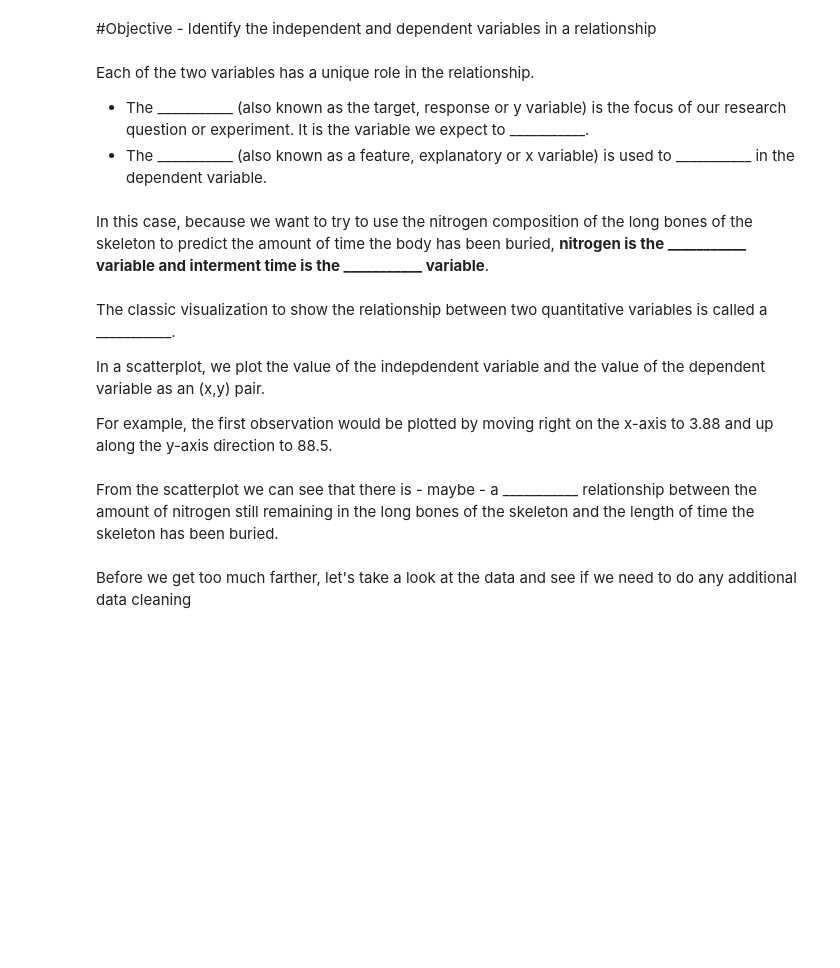
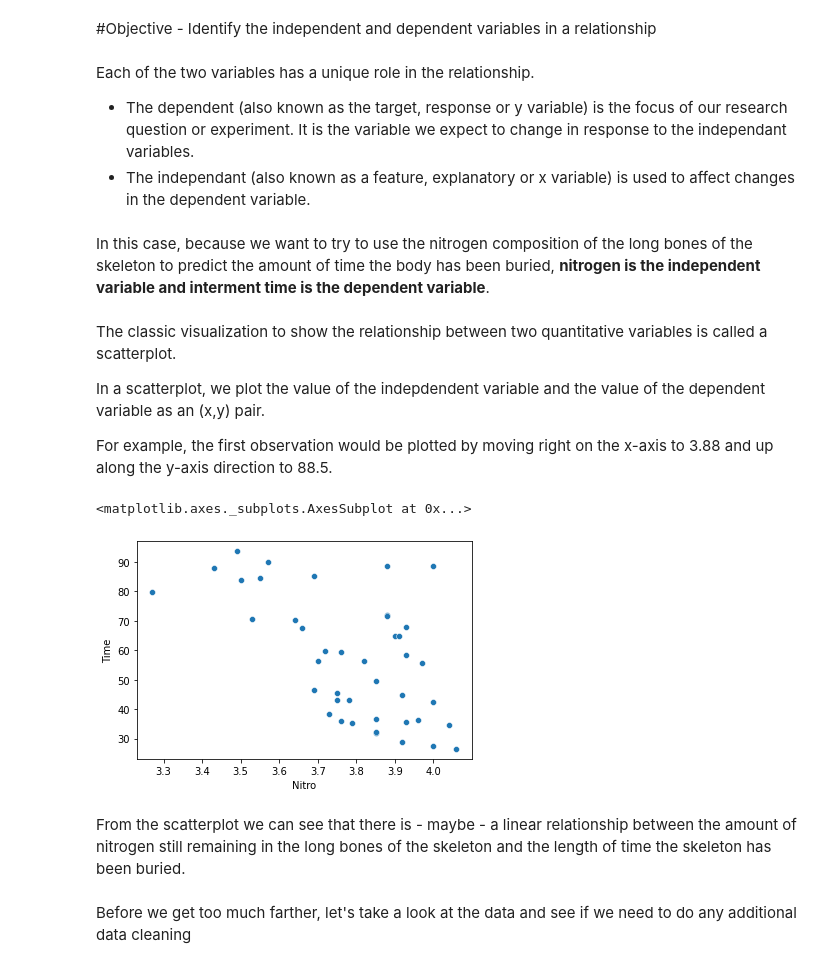
Before and after one commit to Vasanta2002/Sprint_2, a Jupyter notebook: module4-linear-correlation-regression/DS_124_Simple_Linear_Regression.ipynb, the cells around one changed output. Saved outputs shown, nothing was run; the diff lists cells and outputs as text; code cells hidden in the pictures; blank space fills up the shorter version.

```diff
--- a/module4-linear-correlation-regression/DS_124_Simple_Linear_Regression.ipynb
+++ b/module4-linear-correlation-regression/DS_124_Simple_Linear_Regression.ipynb
@@ -44,12 +52,12 @@ Simple linear regression and correlation measure the *linear* relationship betwe
 #Objective - Identify the independent and dependent variables in a relationship
 # %% [markdown]
 Each of the two variables has a unique role in the relationship.
-- The ___________ (also known as the target, response or y variable) is the focus of our research question or experiment.  It is the variable we expect to ___________.
-- The ___________ (also known as a feature, explanatory or x variable) is used to ___________ in the dependent variable.
+- The dependent (also known as the target, response or y variable) is the focus of our research question or experiment.  It is the variable we expect to change in response to the independant variables.
+- The independant (also known as a feature, explanatory or x variable) is used to affect changes in the dependent variable.
 # %% [markdown]
-In this case, because we want to try to use the nitrogen composition of the long bones of the skeleton to predict the amount of time the body has been buried, **nitrogen is the ___________ variable and interment time is the ___________ variable**.
+In this case, because we want to try to use the nitrogen composition of the long bones of the skeleton to predict the amount of time the body has been buried, **nitrogen is the independent variable and interment time is the dependent variable**.
 # %% [markdown]
-The classic visualization to show the relationship between two quantitative variables is called a ___________.
+The classic visualization to show the relationship between two quantitative variables is called a scatterplot.
 
 In a scatterplot, we plot the value of the indepdendent variable and the value of the dependent variable as an (x,y) pair.
 
@@ -57,8 +65,13 @@ For example, the first observation would be plotted by moving right on the x-axi
 # %%
 import matplotlib.pyplot as plt
 import seaborn as sns
+
+sns.scatterplot(x = 'Nitro', y = 'Time', data= df)
+# %% [output]
+<matplotlib.axes._subplots.AxesSubplot at 0x...>
+[figure, added]
 # %% [markdown]
-From the scatterplot we can see that there is - maybe - a ___________ relationship between the amount of nitrogen still remaining in the long bones of the skeleton and the length of time the skeleton has been buried.
+From the scatterplot we can see that there is - maybe - a linear relationship between the amount of nitrogen still remaining in the long bones of the skeleton and the length of time the skeleton has been buried.
 # %% [markdown]
 Before we get too much farther, let's take a look at the data and see if we need to do any additional data cleaning
 # %%
```
Also changed, not shown: parts of 2 cells of this notebook.
